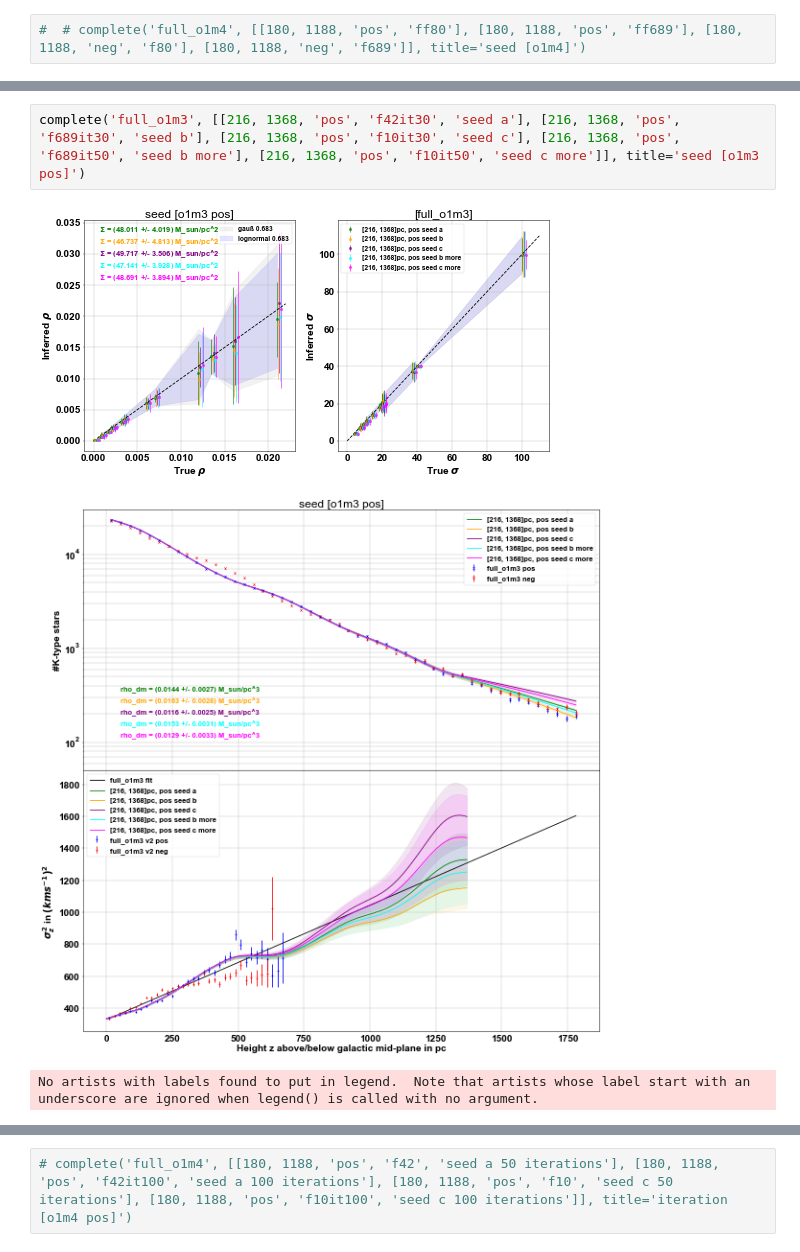
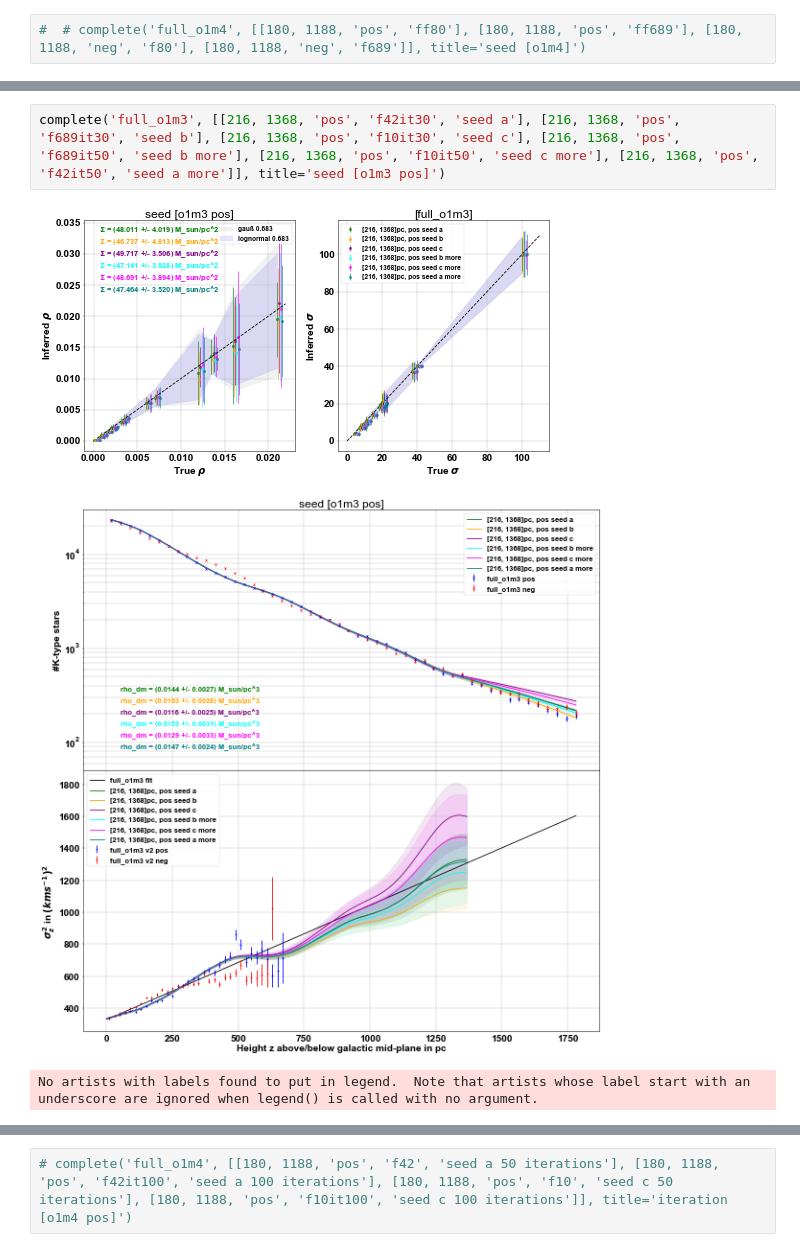
Before and after one commit to rubba0220/Bachelorarbeit, a Jupyter notebook: real data for Paper/eval_colour.ipynb, the cells around one changed output, grey strips where cells are left out. Drawn from its saved outputs; the diff is of its cells as text.

```diff
--- a/real data for Paper/eval_colour.ipynb
+++ b/real data for Paper/eval_colour.ipynb
@@ -372,6 +372,6 @@ No artists with labels found to put in legend.  Note that artists whose label st
 # %%
-complete('full_o1m3', [[216, 1368, 'pos', 'f42it30', 'seed a'], [216, 1368, 'pos', 'f689it30', 'seed b'], [216, 1368, 'pos', 'f10it30', 'seed c'], [216, 1368, 'pos', 'f689it50', 'seed b more'], [216, 1368, 'pos', 'f10it50', 'seed c more']], title='seed [o1m3 pos]')
+complete('full_o1m3', [[216, 1368, 'pos', 'f42it30', 'seed a'], [216, 1368, 'pos', 'f689it30', 'seed b'], [216, 1368, 'pos', 'f10it30', 'seed c'], [216, 1368, 'pos', 'f689it50', 'seed b more'], [216, 1368, 'pos', 'f10it50', 'seed c more'], [216, 1368, 'pos', 'f42it50', 'seed a more']], title='seed [o1m3 pos]')
 # %% [output]
-[figure, old version]
+[figure, new version]
-[figure, old version]
+[figure, new version]
 No artists with labels found to put in legend.  Note that artists whose label start with an underscore are ignored when legend() is called with no argument.
```
Also changed, not shown: parts of 3 cells of this notebook, 22 other files.
